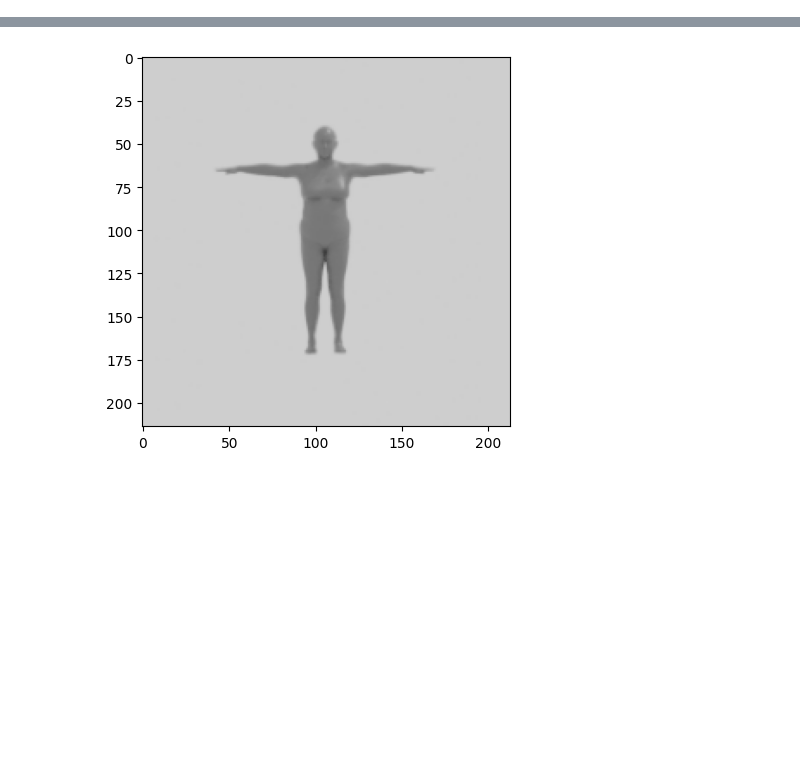
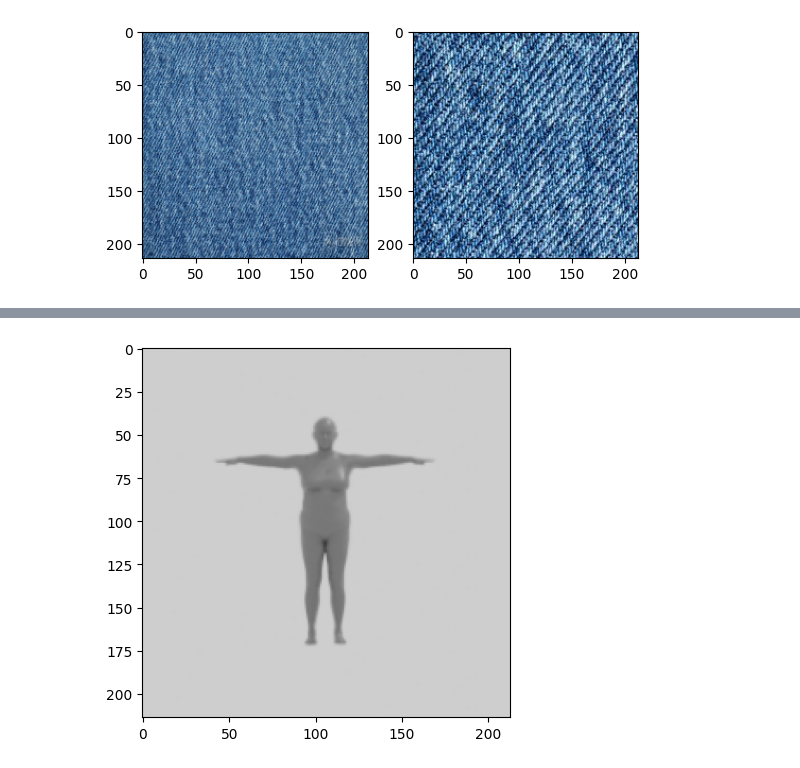
Before and after one commit to jakeng/Pattern2, a Jupyter notebook: Change foreground.ipynb, the cells around one changed output, grey strips where cells are left out. Drawn from its saved outputs; the diff is of its cells as text; code cells hidden in the pictures; blank space fills up the shorter version.

```diff
--- a/Change foreground.ipynb
+++ b/Change foreground.ipynb
@@ -4,0 +22,11 @@ from matplotlib import pyplot as plt
+# %%
+# Resize
+resized = cv2.resize(txt1, (int(img.shape[1]), int(img.shape[0])), interpolation = cv2.INTER_AREA)
+# Crop
+cropped = txt1[0:214,0:213]
+
+fig, ax = plt.subplots(1,2)
+ax[0].imshow(resized)
+ax[1].imshow(cropped);
+# %% [output]
+[figure, added]
```
Also changed, not shown: parts of 17 cells of this notebook.
